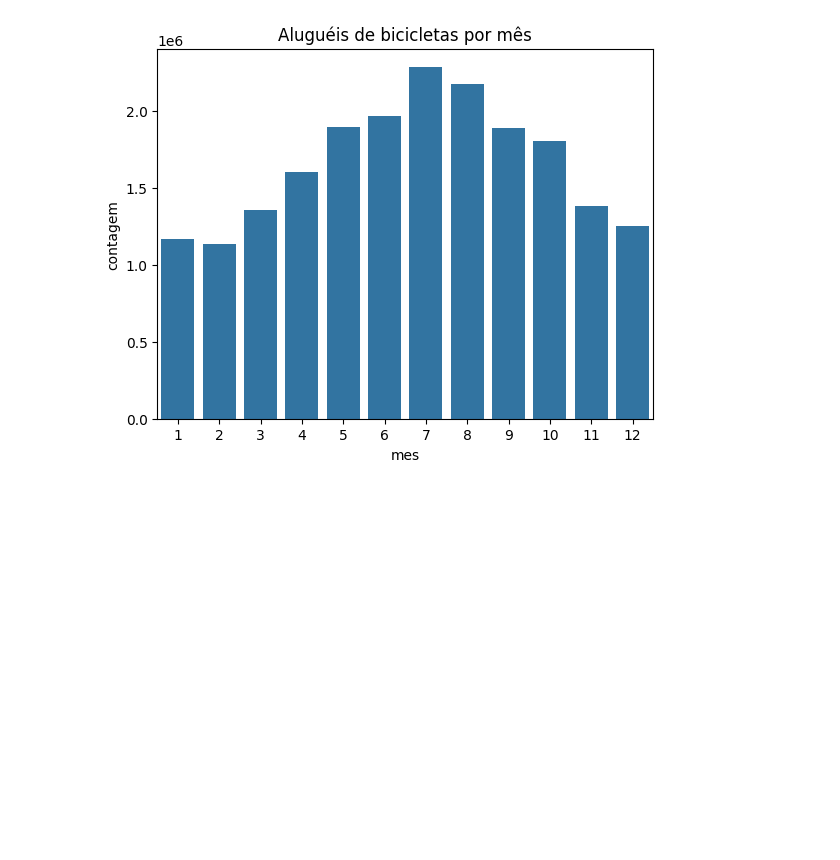
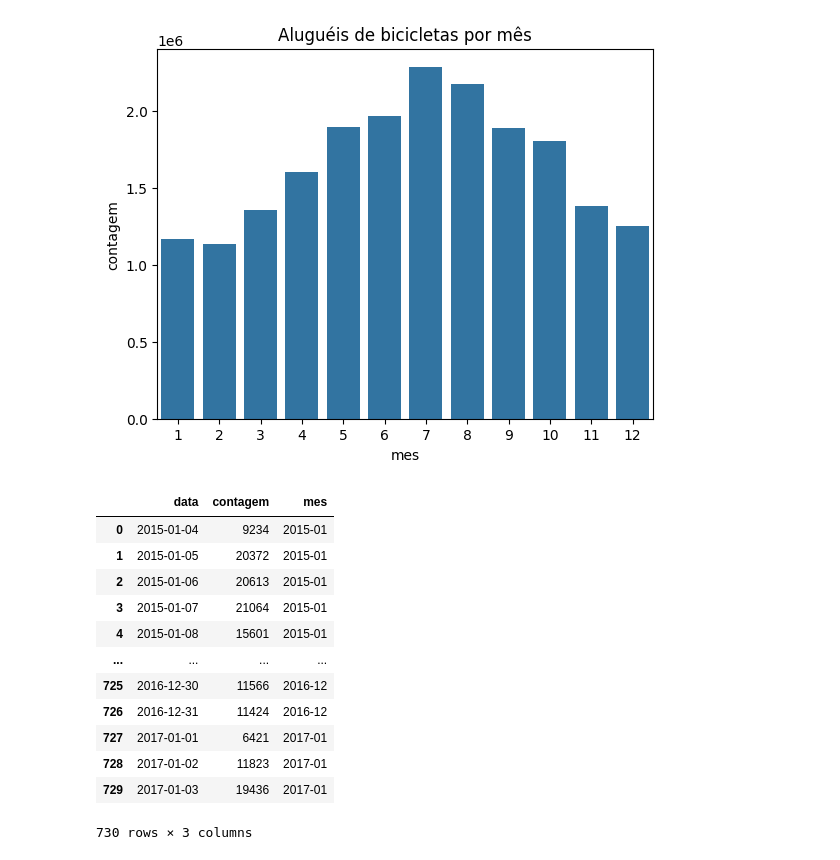
Before and after one commit to juliogazoli/alura-data-science-python-analisando-e-prevendo-series-temporais, a Jupyter notebook: atividades.ipynb, the cells around one changed output. Saved outputs shown, nothing was run; the diff lists cells and outputs as text; code cells hidden in the pictures; blank space fills up the shorter version.

```diff
--- a/atividades.ipynb
+++ b/atividades.ipynb
@@ -469,0 +472,17 @@ plt.show()
+# %%
+df_tempo['mes'] = df_tempo['data'].dt.to_period('M')
+df_tempo
+# %% [output]
+|  | data | contagem | mes |
+| 0 | 2015-01-04 | 9234 | 2015-01 |
+| 1 | 2015-01-05 | 20372 | 2015-01 |
+| 2 | 2015-01-06 | 20613 | 2015-01 |
+| 3 | 2015-01-07 | 21064 | 2015-01 |
+| 4 | 2015-01-08 | 15601 | 2015-01 |
+| ... | ... | ... | ... |
+| 725 | 2016-12-30 | 11566 | 2016-12 |
+| 726 | 2016-12-31 | 11424 | 2016-12 |
+| 727 | 2017-01-01 | 6421 | 2017-01 |
+| 728 | 2017-01-02 | 11823 | 2017-01 |
+| 729 | 2017-01-03 | 19436 | 2017-01 |
+730 rows × 3 columns
```
Also changed, not shown: parts of 3 cells of this notebook.
